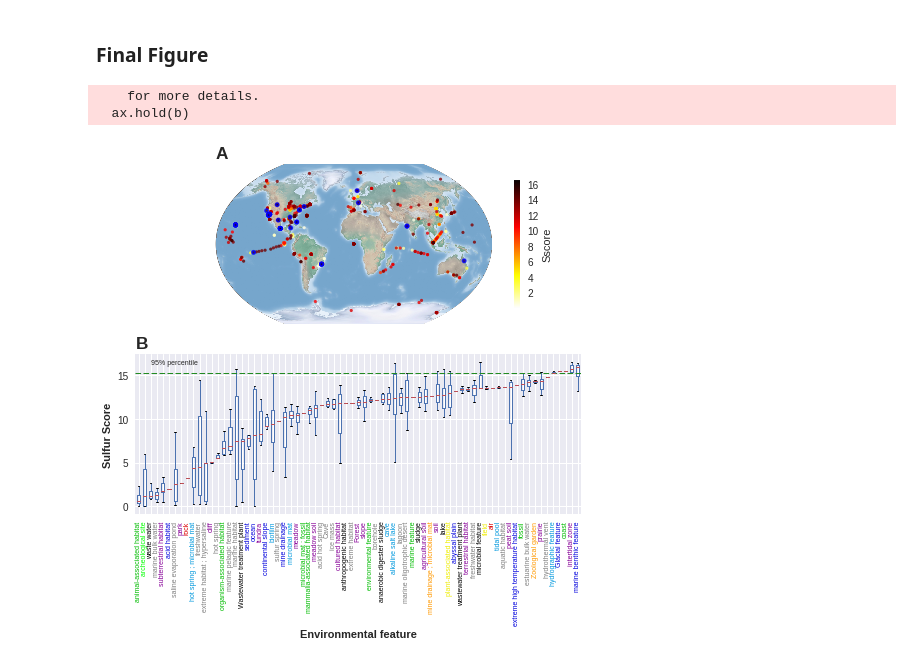
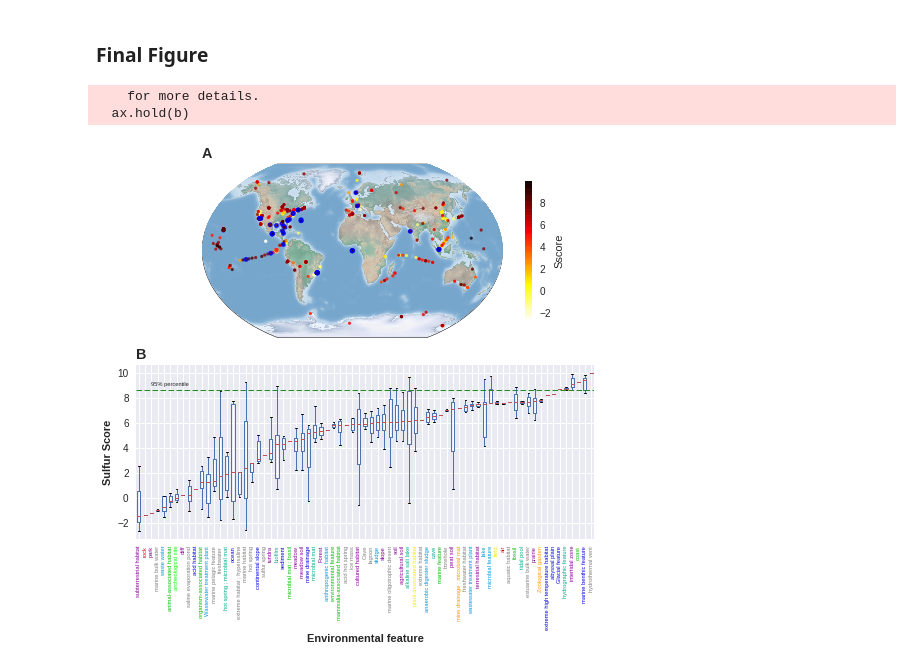
Before and after one commit to eead-csic-compbio/metagenome_Pfam_score, a Jupyter notebook: data/metagenomic_dataset/notebooks/plot_scores_world.ipynb, the cells around one changed output. Saved outputs shown, nothing was run; the diff lists cells and outputs as text; code cells hidden in the pictures.

```diff
--- a/data/metagenomic_dataset/notebooks/plot_scores_world.ipynb
+++ b/data/metagenomic_dataset/notebooks/plot_scores_world.ipynb
@@ -212,7 +211,7 @@ import pandas as pd
 # Load metagenome metadata
 # Homolgating index
 meta.index = [str(i) for i in meta.index]
-coord = meta[['latitude', 'longitude', 'Sscore_2017']]
+coord = meta[['latitude', 'longitude', 'SS']]
 
 # mask for coordenates bad format
 f = lambda x : ',' in str(x)
@@ -224,7 +223,7 @@ print('\n\n')
 print('-------------------------------')
 print('\n\n')
 
-mask_nan = np.isnan(coord.Sscore_2017)
+mask_nan = np.isnan(coord.SS)
 print('These metagenomes are eliminated because NaN SScore')
 print(coord[mask_nan])
 
@@ -257,15 +256,24 @@ f_coord = coord[~mask]
 lon = [float(i) for i in f_coord.longitude]
 lat = [float(i) for i in f_coord.latitude]
 # %%
-f_coord = f_coord.sort('Sscore_2017')
+f_coord = f_coord.sort('SS')
+# %%
+top = pd.read_table('top_metagenomes.tab', dtype=str)
+top = top.get_values()[:, 0]
+
+# create donut mask mask
+donutmask = f_coord.index == top[0]
+for t in top:
+    tempmask = f_coord.index == t
+    donutmask = donutmask | tempmask
 # %%
-percen_mask = meta.Sscore_2017 >= percen95
-pm = percen_mask[f_coord.index]
+#percen_mask = meta.SS >= percen95
+#pm = percen_mask[f_coord.index]
+#pm = pm.get_values().astype(bool)
 
 # Ring color array. Used to circle those metagenomes abode the 95 percentile of Sscore
 donuts = np.array(['none']*len(f_coord))
-pm = pm.get_values().astype(bool)
-donuts[pm] = 'blue'
+donuts[donutmask] = 'blue'
 # %%
 # lon_0 is central longitude of projection.
 # resolution = 'c' means use crude resolution coastlines.
@@ -344,7 +352,7 @@ m = Basemap(projection='kav7', lon_0=0, resolution='c')
 m.drawmapboundary(linewidth=0.5)
 m.shadedrelief(scale=0.1)
 x,y = m(lon, lat)
-plt.scatter(x, y, 10, edgecolors=donuts, c=f_coord.Sscore_2017, alpha=0.8, cmap='hot_r',
+plt.scatter(x, y, 10, edgecolors=donuts, c=f_coord.SS, alpha=0.8, cmap='hot_r',
             linewidths=1.8) #edgecolors='none',
 plt.colorbar(fraction=0.15, shrink=0.8, pad=0.05, label='Sscore')
 plt.title('A', fontweight='bold', fontsize='x-large', loc='left')
@@ -352,7 +360,7 @@ plt.title('A', fontweight='bold', fontsize='x-large', loc='left')
 # Histogram
 #plt.subplot(323)
 #bins = np.linspace(0,17, 18)
-#meta.Sscore_2017.hist(bins=bins)
+#meta.SS.hist(bins=bins)
 #plt.xlim((0, 17))
 #xt = plt.xticks(bins)
 #plt.xlabel('Sulfur Score', weight='bold')
@@ -361,40 +369,40 @@ plt.title('A', fontweight='bold', fontsize='x-large', loc='left')
 
 # Cummulative histogram
 #plt.subplot(324)
-#sns.kdeplot(meta.Sscore_2017, cumulative=True)
-#sns.kdeplot(meta["Sscore_2017"], cumulative=True)
+#sns.kdeplot(meta.SS, cumulative=True)
+#sns.kdeplot(meta["SS"], cumulative=True)
 #plt.xlim((0, 17))
 #plt.axvline(percen95, color='forestgreen', linewidth=1, ls='--')
 #xt = plt.xticks(bins)
 #plt.xlabel('Sulfur Score', weight='bold')
 #plt.ylabel('Cumulative frequency', weight='bold')
 #plt.annotate( '95% percentile', (14.5, 0.4), fontsize='xx-small', rotation=90)
 #plt.title('C', fontweight='bold', fontsize='x-large', loc='left')
 
 
 # boxplot
 plt.subplot(212)
 x = env_f_sorted.boxplot(rot=90)
 plt.xticks(size='xx-small')
 #plt.yticks(size='x-small')
 plt.xlabel('Environmental feature', weight='bold')
 plt.ylabel('Sulfur Score', weight='bold')
 plt.axhline(percen95, color='forestgreen', linewidth=1, ls='--')
-plt.annotate( '95% percentile', (3, 16.2), fontsize='xx-small')
+plt.annotate( '95% percentile', (3, 9), fontsize='xx-small')
 # esta función ordena mejor los elementos en el lienzo
 plt.title('B', fontweight='bold', fontsize='x-large', loc='left')
 
 
 myax = plt.gca()
 labels = myax.get_xticklabels()
 for l in labels:
     l.set_color(f_coldic[l.get_text()])
 
 
 plt.tight_layout()
 plt.savefig('sulfur_score_meta.png', dpi=300)
 #plt.savefig('sulfur_score_meta.ps', dpi=300, format='ps')
 # %% [output]
     for more details.
   ax.hold(b)
-[figure, old version]
+[figure, new version]
```
Also changed, not shown: parts of 9 cells of this notebook, 3 other files.
